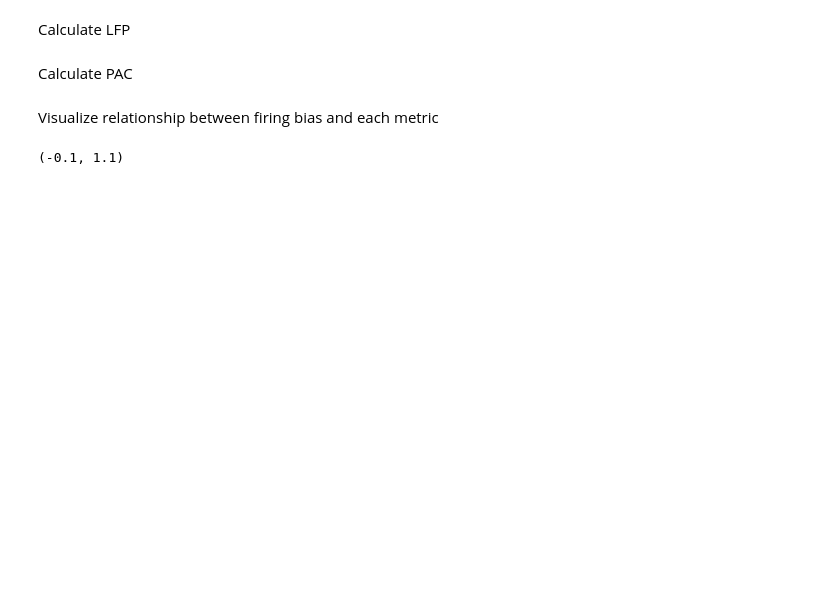
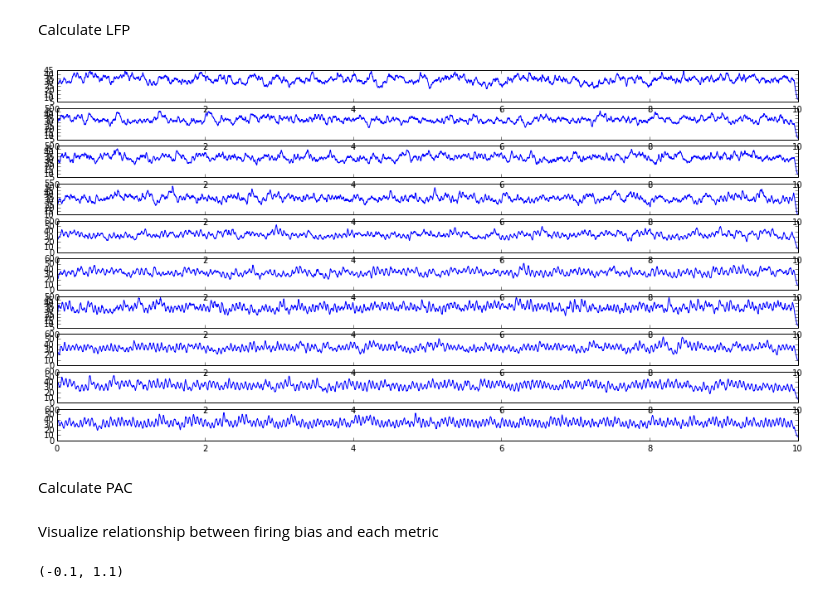
Before and after one commit to voytekresearch/pacpy, a Jupyter notebook: examples/PAC simulation.ipynb, the cells around one changed output. Cells and saved outputs as stored; diff of their text form; code cells hidden in the pictures; blank space fills up the shorter version.

```diff
--- a/examples/PAC simulation.ipynb
+++ b/examples/PAC simulation.ipynb
@@ -64,20 +66,22 @@ Calculate LFP
 # %%
 # Define alpha function
 t_alpha = np.arange(100) # Alpha time course (ms)
 tau_rise = 3
 tau_decay = 40
 gmax = 1
 alpha = gmax * (np.exp(-t_alpha/tau_decay) - np.exp(-t_alpha/tau_rise))
 
 # Convert list of spike times to a temporal array
 splist = np.zeros(E,dtype=object)
 lfp = np.zeros(E,dtype=object)
-plt.figure()
+plt.figure(figsize = (16,8))
 for e in range(E):
     splist[e], t = np.histogram(spikes[e],np.arange(0,Tepochs,dt))
     lfp[e] = np.convolve(splist[e],alpha,mode='same')
     plt.subplot(E,1,e+1)
     plt.plot(t[:-1],lfp[e])
+# %% [output]
+[figure, added]
 # %% [markdown]
 Calculate PAC
 # %%
```
Also changed, not shown: parts of 4 cells of this notebook, 7 other files.
